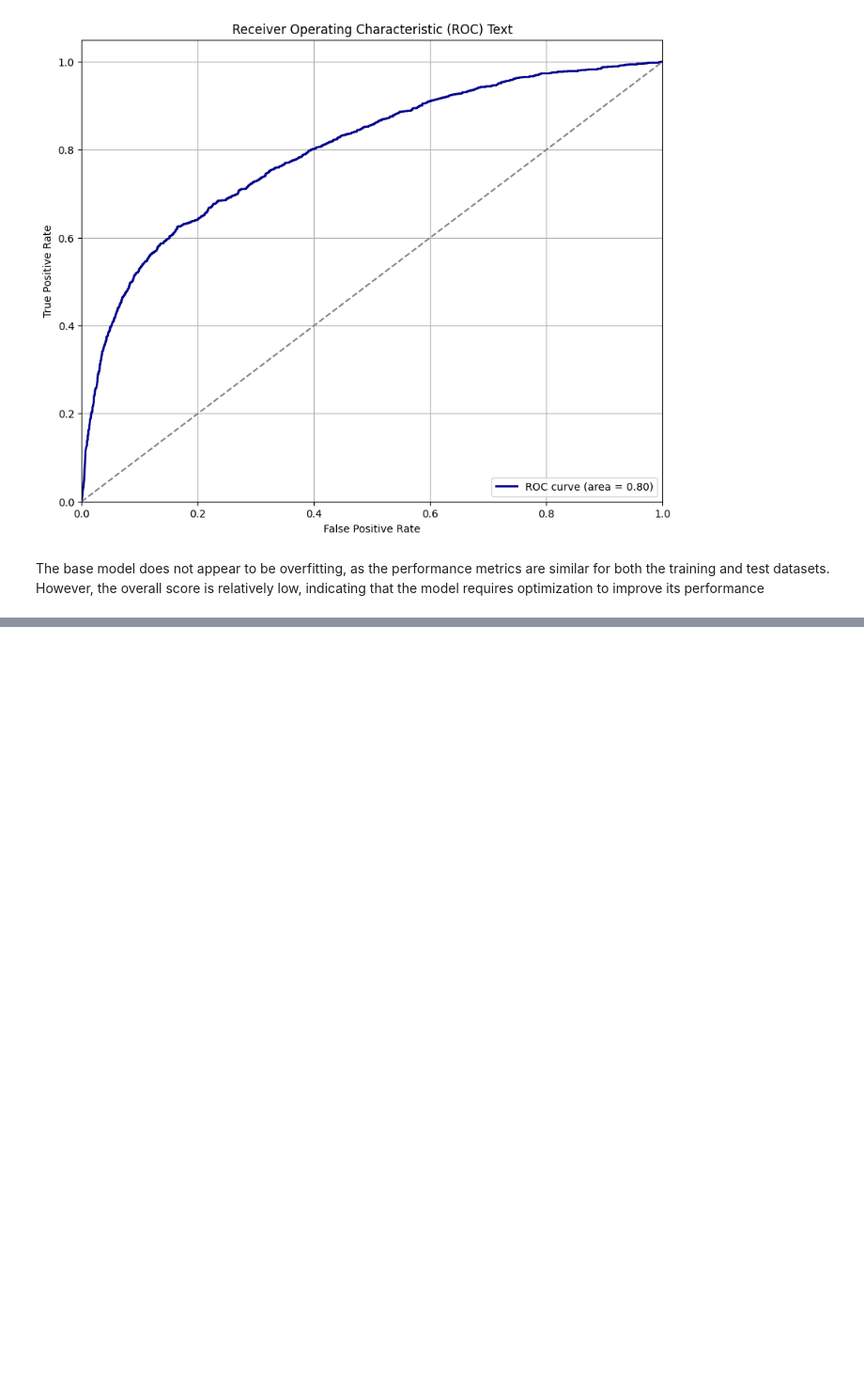
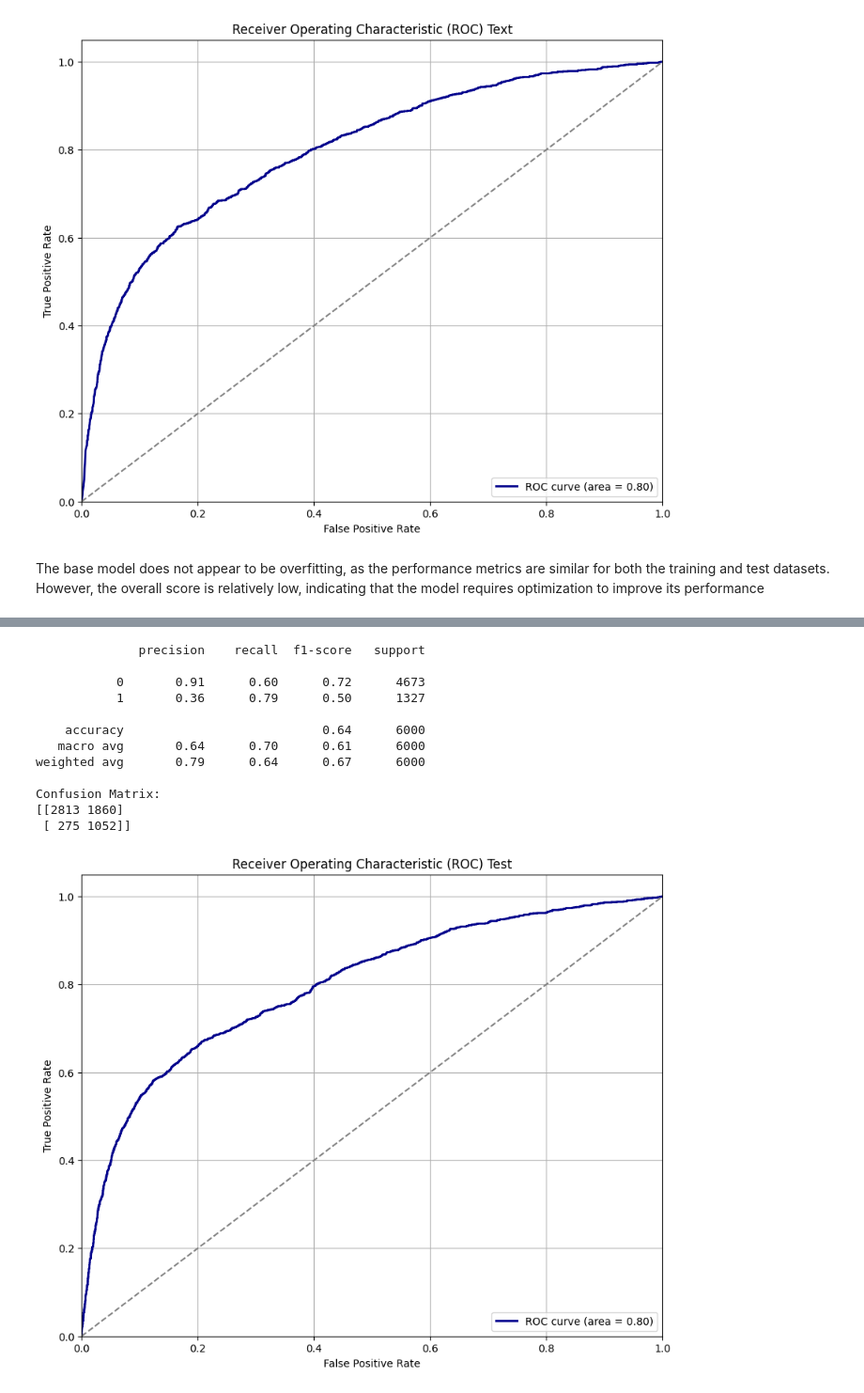
Before and after one commit to andrea-mar/credit_default_risk, a Jupyter notebook: credit_risk_model.ipynb, the cells around one changed output, grey strips where cells are left out. Shown at 94% size. Drawn from its saved outputs; the diff is of its cells as text; code cells hidden in the pictures; blank space fills up the shorter version.

```diff
--- a/credit_risk_model.ipynb
+++ b/credit_risk_model.ipynb
@@ -1012,0 +1102,30 @@ The base model does not appear to be overfitting, as the performance metrics are
+# %%
+y_pred = best_model.predict(X_test_pc)
+y_pred_prob = best_model.predict_proba(X_test_pc)[:, 1]  # Probabilities for the positive class
+y_true = y_test.values.ravel()
+
+print(classification_report(y_true, y_pred))
+
+# Compute and print confusion matrix using numpy
+evaluation_confusion_matrix = np.zeros((2, 2), dtype=int)  # Initialize 2x2 matrix for binary classification
+for true, pred in zip(y_true, y_pred):
+    evaluation_confusion_matrix[true, pred] += 1
+
+print("Confusion Matrix:")
+print(evaluation_confusion_matrix)
+
+plot_roc_curve(y_true,y_pred_prob,"test" )
+# %% [output]
+              precision    recall  f1-score   support
+
+           0       0.91      0.60      0.72      4673
+           1       0.36      0.79      0.50      1327
+
+    accuracy                           0.64      6000
+   macro avg       0.64      0.70      0.61      6000
+weighted avg       0.79      0.64      0.67      6000
+
+Confusion Matrix:
+[[2813 1860]
+ [ 275 1052]]
+[figure, added]
```
Also changed, not shown: parts of 16 cells of this notebook.
